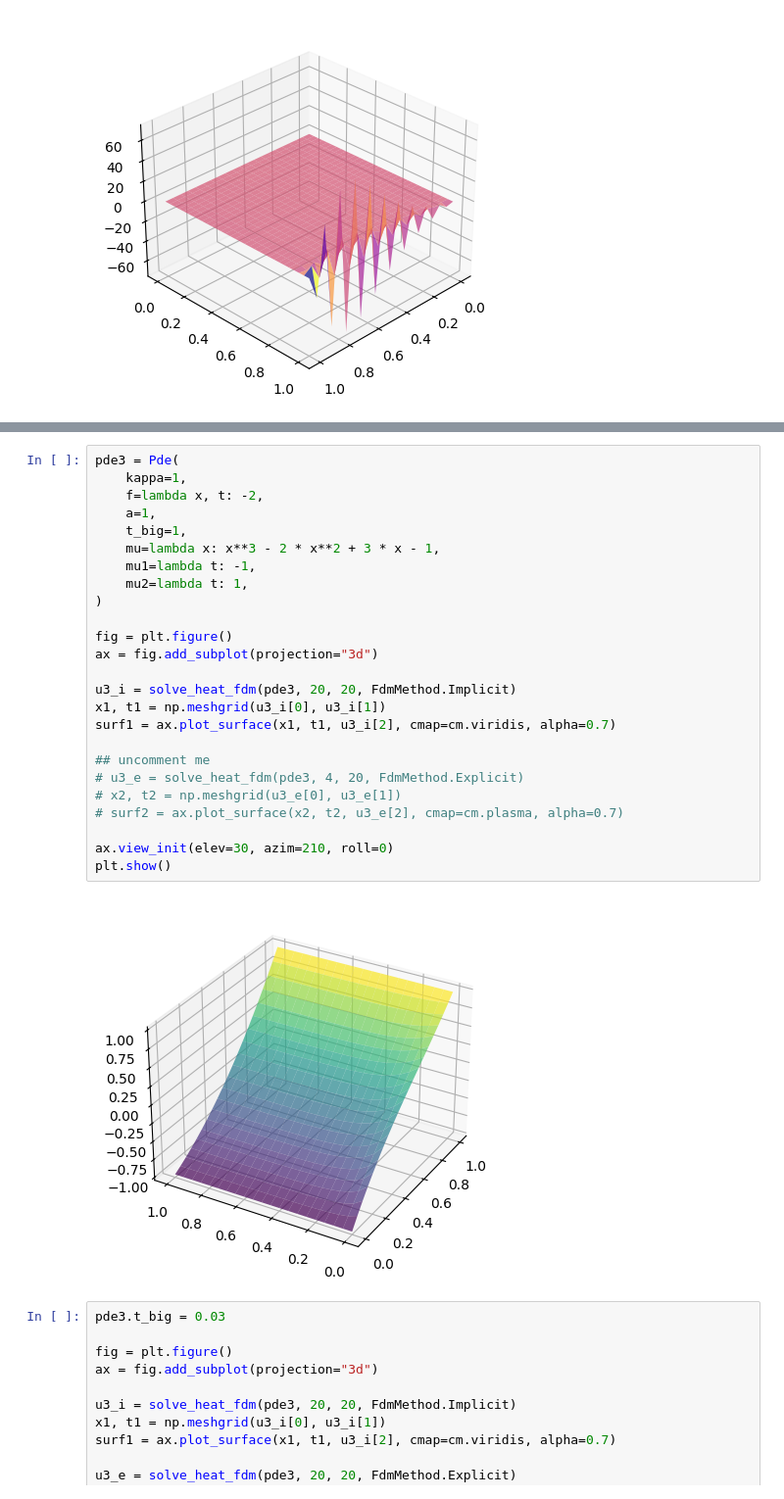
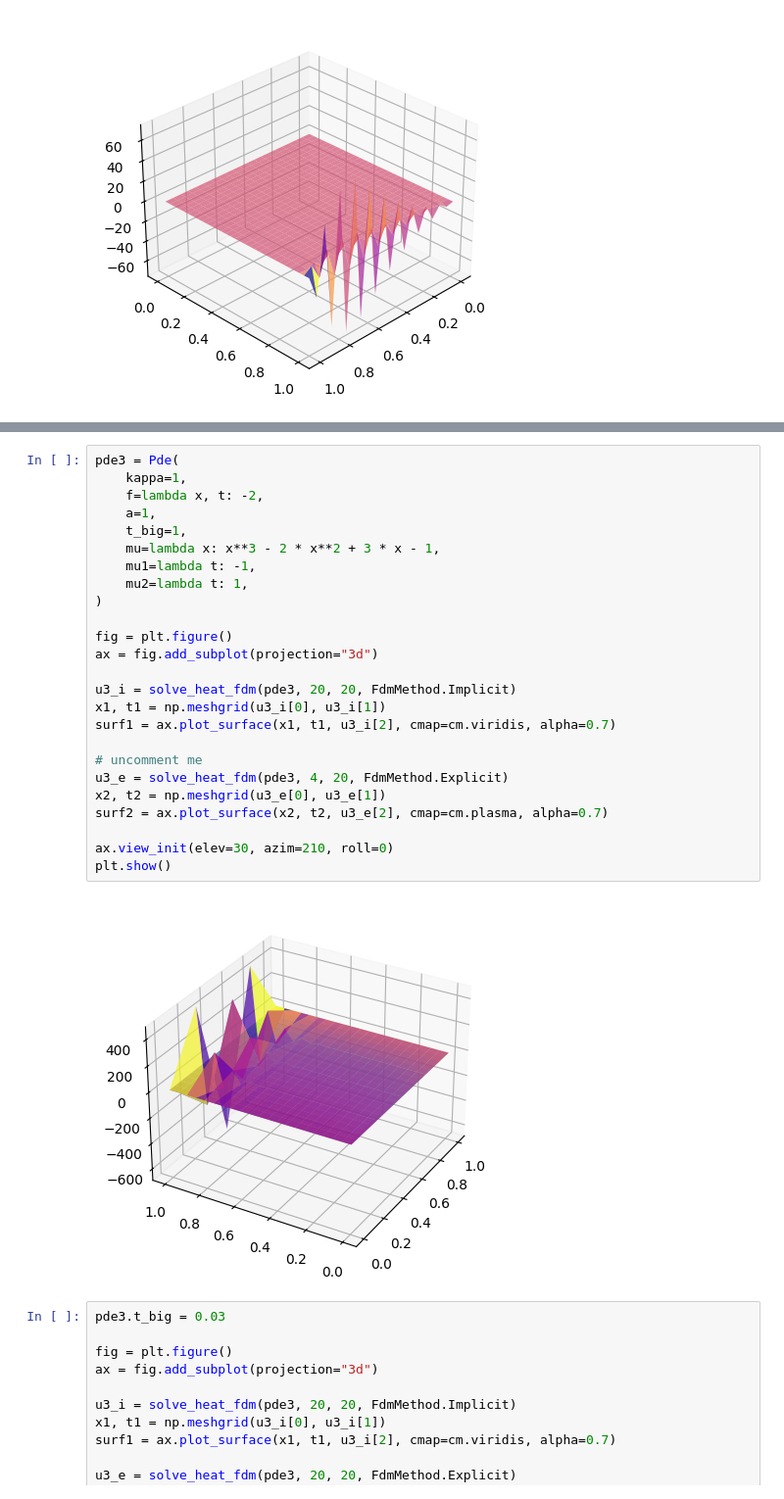
Before and after one commit to LevonKhazhoyan/computationLabs, a Jupyter notebook: reports/Lab9.ipynb, the cells around one changed output, grey strips where cells are left out. Shown at 98% size. Drawn from its saved outputs; the diff is of its cells as text.

```diff
--- a/reports/Lab9.ipynb
+++ b/reports/Lab9.ipynb
@@ -61,30 +61,30 @@ plt.show()
 # %%
 pde3 = Pde(
     kappa=1,
     f=lambda x, t: -2,
     a=1,
     t_big=1,
     mu=lambda x: x**3 - 2 * x**2 + 3 * x - 1,
     mu1=lambda t: -1,
     mu2=lambda t: 1,
 )
 
 fig = plt.figure()
 ax = fig.add_subplot(projection="3d")
 
 u3_i = solve_heat_fdm(pde3, 20, 20, FdmMethod.Implicit)
 x1, t1 = np.meshgrid(u3_i[0], u3_i[1])
 surf1 = ax.plot_surface(x1, t1, u3_i[2], cmap=cm.viridis, alpha=0.7)
 
-## uncomment me
-# u3_e = solve_heat_fdm(pde3, 4, 20, FdmMethod.Explicit)
-# x2, t2 = np.meshgrid(u3_e[0], u3_e[1])
-# surf2 = ax.plot_surface(x2, t2, u3_e[2], cmap=cm.plasma, alpha=0.7)
+# uncomment me
+u3_e = solve_heat_fdm(pde3, 4, 20, FdmMethod.Explicit)
+x2, t2 = np.meshgrid(u3_e[0], u3_e[1])
+surf2 = ax.plot_surface(x2, t2, u3_e[2], cmap=cm.plasma, alpha=0.7)
 
 ax.view_init(elev=30, azim=210, roll=0)
 plt.show()
 # %% [output]
-[figure, old version]
+[figure, new version]
 # %%
 pde3.t_big = 0.03
 
```
Also changed, not shown: parts of 1 cell of this notebook, 4 other files.
